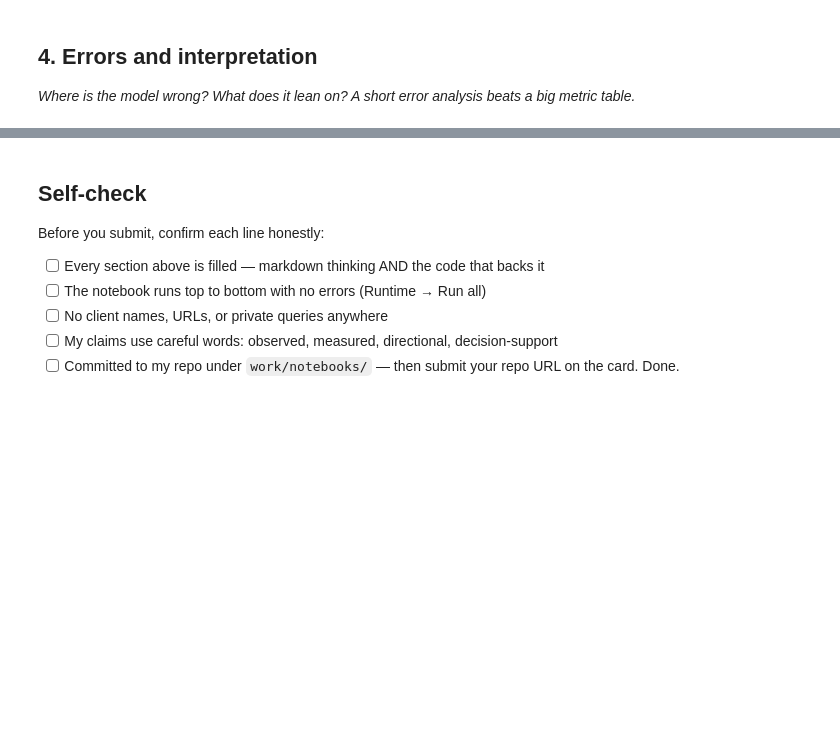
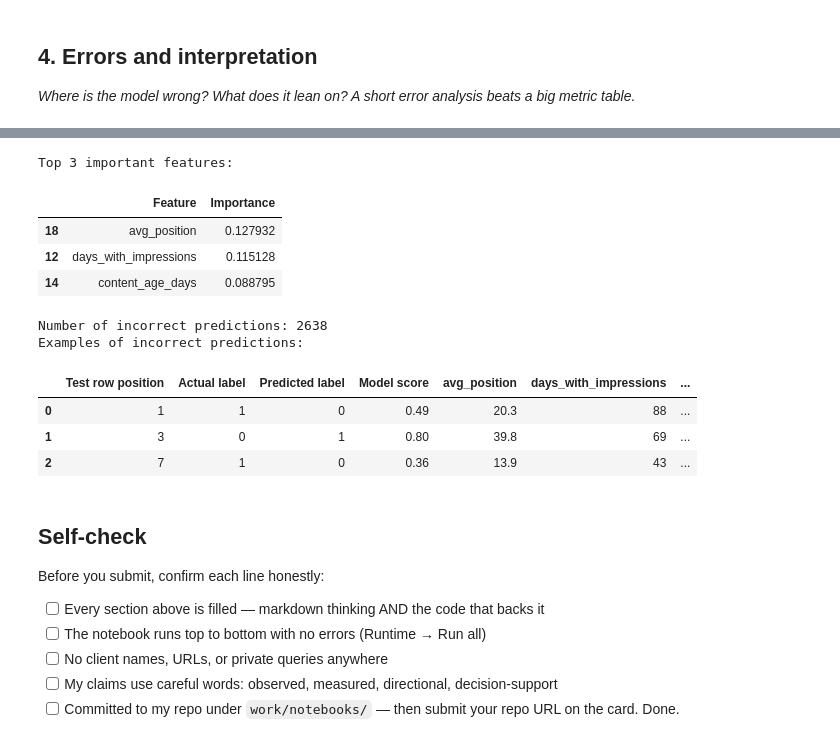
Before and after one commit to varshitha922/flyrank-ml-internship, a Jupyter notebook: work/notebooks/w05_model.ipynb, the cells around one changed output, grey strips where cells are left out. Cells and saved outputs as stored; diff of their text form; code cells hidden in the pictures; blank space fills up the shorter version.

```diff
--- a/work/notebooks/w05_model.ipynb
+++ b/work/notebooks/w05_model.ipynb
@@ -37,3 +149,52 @@ This skeleton is yours to fill. Work the sections **in order** — each one has
+# %%
+# This cell is for CODE (numbers, a query, a check).
+# Write your text answer in the cell ABOVE this one — typing sentences here breaks Run All.
+# Show the 3 most important features used by the Random Forest.
+rf = model.named_steps["randomforestclassifier"]
+
+importance = pd.DataFrame({
+    "Feature": feature_cols,
+    "Importance": rf.feature_importances_
+}).sort_values("Importance", ascending=False)
+
+print("Top 3 important features:")
+display(importance.head(3))
+
+# Find cases where the model's 0.5 decision differs from the actual label.
+predicted = (model_scores >= 0.5).astype(int)
+actual = np.asarray(y_test)
+
+error_positions = np.where(predicted != actual)[0]
+
+print("Number of incorrect predictions:", len(error_positions))
+
+# Display up to 3 errors without showing client or content IDs.
+error_rows = []
+for pos in error_positions[:3]:
+    row = {
+        "Test row position": int(pos),
+        "Actual label": int(actual[pos]),
+        "Predicted label": int(predicted[pos]),
+        "Model score": round(float(model_scores[pos]), 3)
+    }
+    for feature in importance.head(3)["Feature"]:
+        row[feature] = test_df.iloc[pos][feature]
+    error_rows.append(row)
+
+print("Examples of incorrect predictions:")
+display(pd.DataFrame(error_rows))
+# %% [output]
+Top 3 important features:
+|  | Feature | Importance |
+| 18 | avg_position | 0.127932 |
+| 12 | days_with_impressions | 0.115128 |
+| 14 | content_age_days | 0.088795 |
+Number of incorrect predictions: 2638
+Examples of incorrect predictions:
+|  | Test row position | Actual label | Predicted label | Model score | avg_position | days_with_impressions | ... |
+| 0 | 1 | 1 | 0 | 0.49 | 20.3 | 88 | ... |
+| 1 | 3 | 0 | 1 | 0.80 | 39.8 | 69 | ... |
+| 2 | 7 | 1 | 0 | 0.36 | 13.9 | 43 | ... |
 # %% [markdown]
 ## Self-check
 
```
Also changed, not shown: parts of 9 cells of this notebook.
